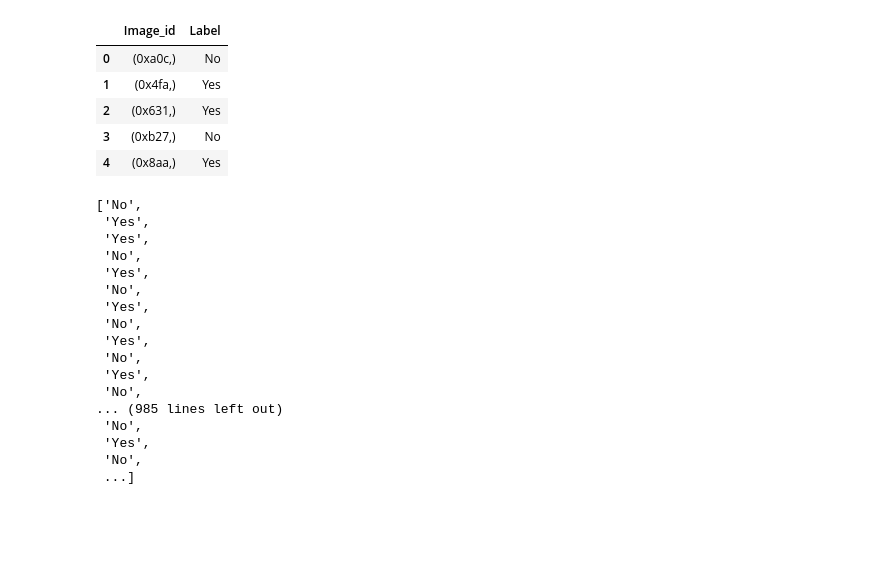
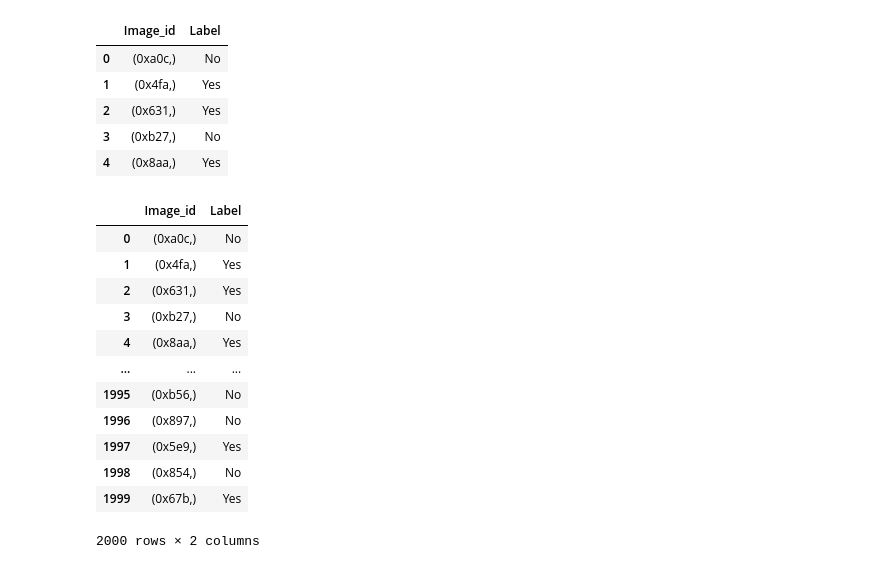
Before and after one commit to RahulS247/Shapes_Classification, a Jupyter notebook: Binary_classification.ipynb, the cells around one changed output. Saved outputs shown, nothing was run; the diff lists cells and outputs as text; code cells hidden in the pictures; blank space fills up the shorter version.

Commit message:
final result

```diff
--- a/Binary_classification.ipynb
+++ b/Binary_classification.ipynb
@@ -242,19 +264,28 @@ plt.show()
 [figure]
 # %%
 ## Test case
+# %%
+label_dir = '/content/test.csv'
 # %%
 class Testdataset(Dataset):
-  def __init__(self,test_dir,transform=None):
+  def __init__(self,test_dir,label_dir,transform=None):
     self.test_dir = test_dir
     self.transform = transform
+    self.label_dir = label_dir
 
   def __len__(self):
     return len(os.listdir(self.test_dir))
 
   def __getitem__(self,index):
-    image_path = os.path.join(self.test_dir,os.listdir(test_dir)[index])
+    test_df=pd.read_csv(self.label_dir)
+    #image_name = test_df.iloc[index,0]
+    image_path = os.path.join(self.test_dir,f"{str(test_df.iloc[index,0])}.jpg")
     image = Image.open(image_path).convert('RGB')
-    name = os.listdir(test_dir)[index].replace('.jpg','')
+    name = test_df.iloc[index,0]
+
+    #image_path = os.path.join(self.test_dir,os.listdir(test_dir)[index])
+    #image = Image.open(image_path).convert('RGB')
+    #name = os.listdir(test_dir)[index].replace('.jpg','')
 
     if self.transform:
       image = self.transform(image)
@@ -266,5 +297,5 @@ transform = transforms.Compose([
     transforms.ToTensor(),
 ])
 # %%
-test_data = Testdataset(test_dir, transform)
+test_data = Testdataset(test_dir,label_dir, transform)
 # %%
@@ -340,23 +355,19 @@ result_df.head(5)
 | 4 | (0x8aa,) | Yes |
 # %%
 result_df.to_csv('/content/result.csv',index=False)
-# %%
-result
-# %% [output]
-['No',
- 'Yes',
- 'Yes',
- 'No',
- 'Yes',
- 'No',
- 'Yes',
- 'No',
- 'Yes',
- 'No',
- 'Yes',
- 'No',
-... (985 lines left out)
- 'No',
- 'Yes',
- 'No',
- ...]
+# %%
+result_df[:]
+# %% [output]
+|  | Image_id | Label |
+| 0 | (0xa0c,) | No |
+| 1 | (0x4fa,) | Yes |
+| 2 | (0x631,) | Yes |
+| 3 | (0xb27,) | No |
+| 4 | (0x8aa,) | Yes |
+| ... | ... | ... |
+| 1995 | (0xb56,) | No |
+| 1996 | (0x897,) | No |
+| 1997 | (0x5e9,) | Yes |
+| 1998 | (0x854,) | No |
+| 1999 | (0x67b,) | Yes |
+2000 rows × 2 columns
```
Also changed, not shown: parts of 3 cells of this notebook.
